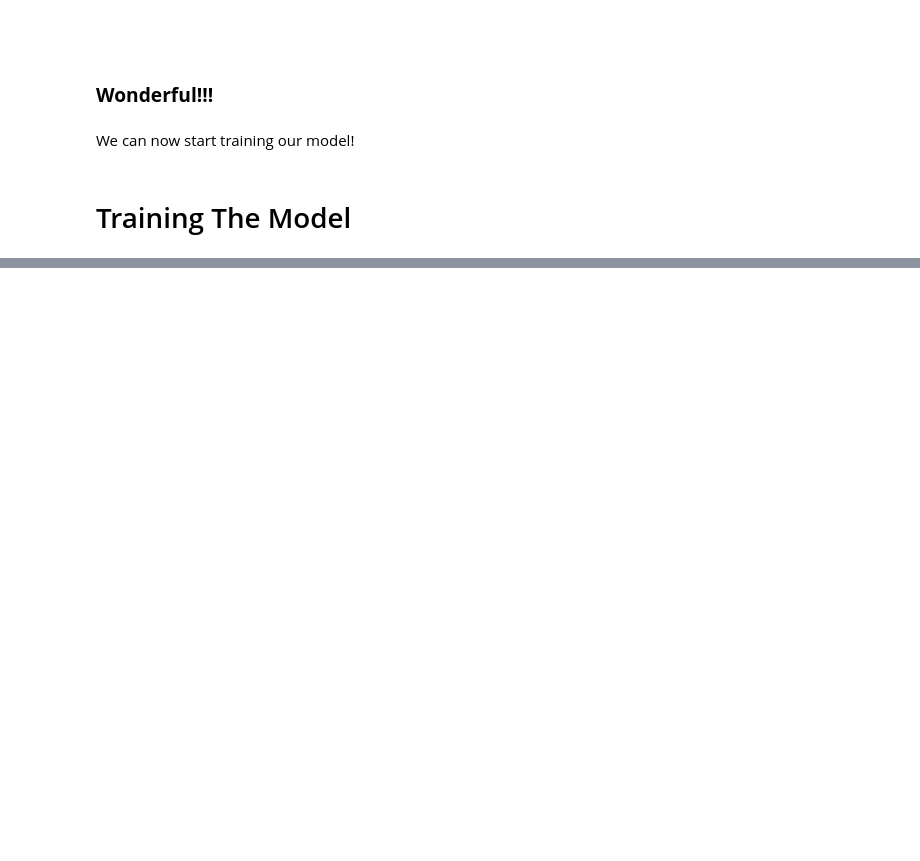
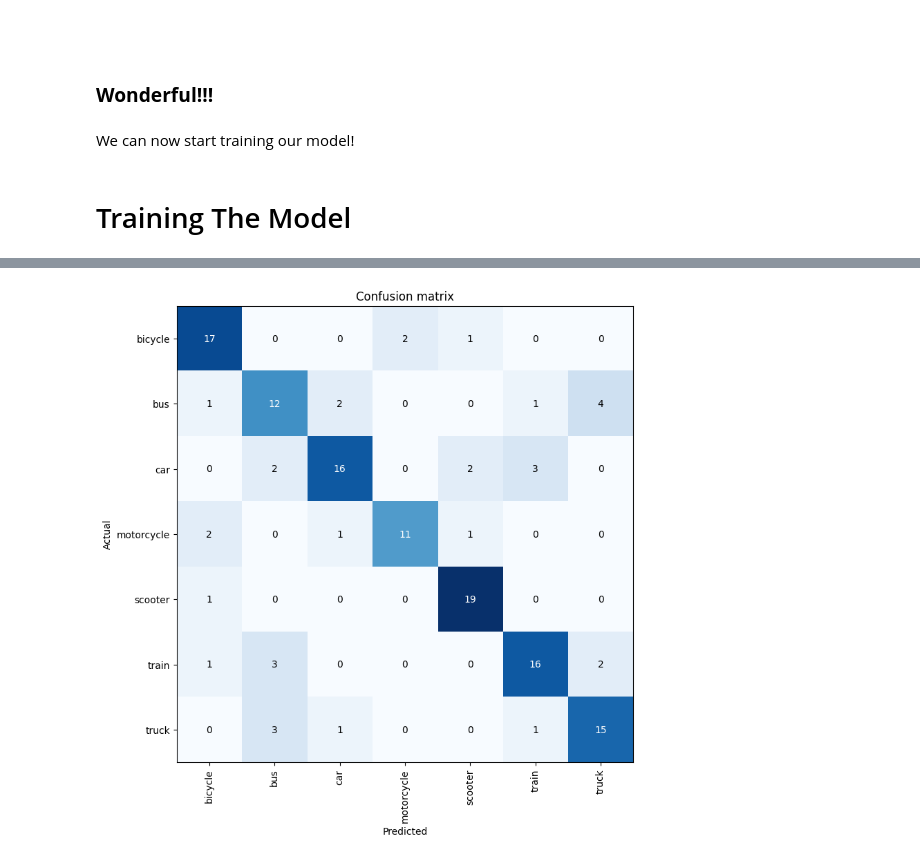
Before and after one commit to Darkblazer21/vehicle_classifier, a Jupyter notebook: vehicle_classifier.ipynb, the cells around one changed output, grey strips where cells are left out. Cells and saved outputs as stored; diff of their text form; code cells hidden in the pictures; blank space fills up the shorter version.

```diff
--- a/vehicle_classifier.ipynb
+++ b/vehicle_classifier.ipynb
@@ -182,0 +183,3 @@ We can now start training our model!
+# %%
+learner = vision_learner(dls, resnet18, metrics=error_rate)
+learner.fine_tune(4)
@@ -182,0 +200,4 @@ We can now start training our model!
+# %%
+interp = ClassificationInterpretation.from_learner(learner)
+interp.plot_confusion_matrix(figsize=(8, 8))
+# %% [output]
@@ -182,0 +206 @@ We can now start training our model!
+[figure, added]
```
Also changed, not shown: parts of 11 cells of this notebook.
